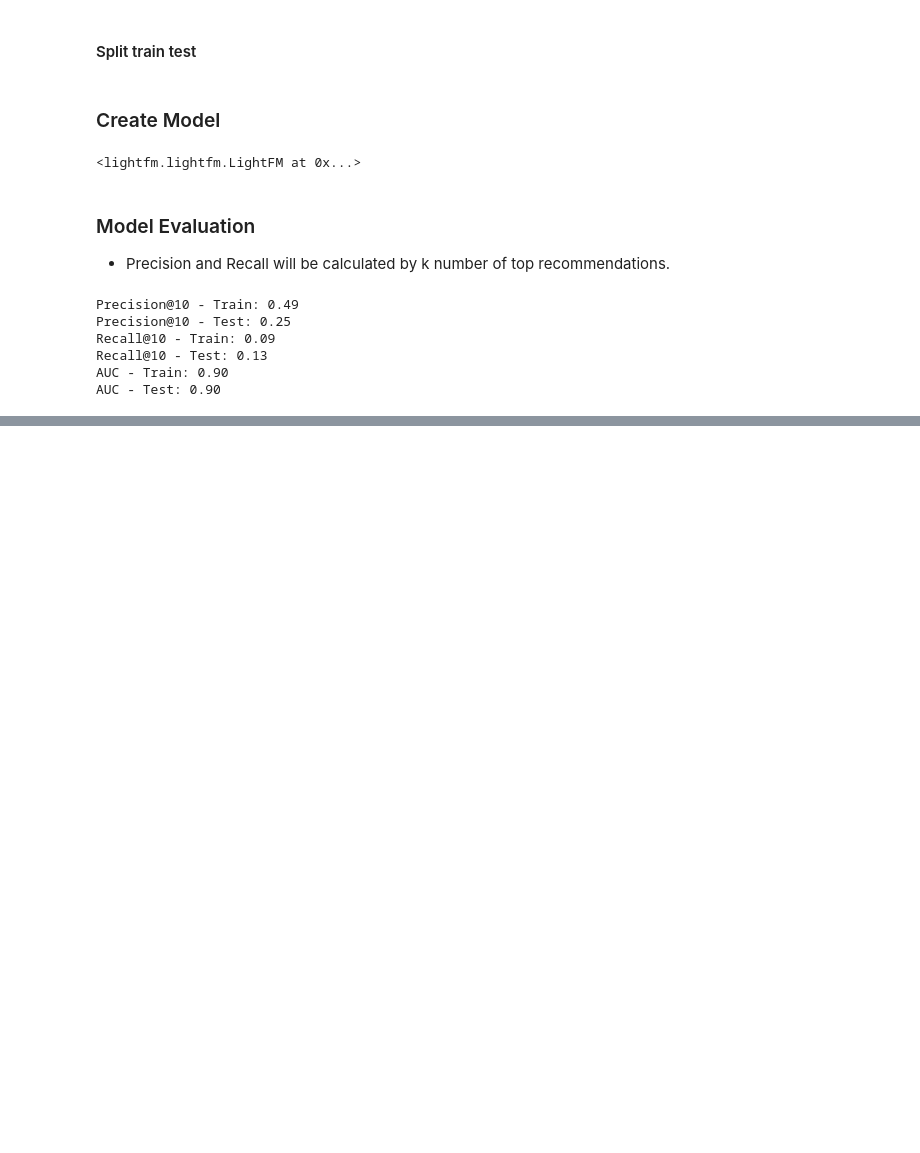
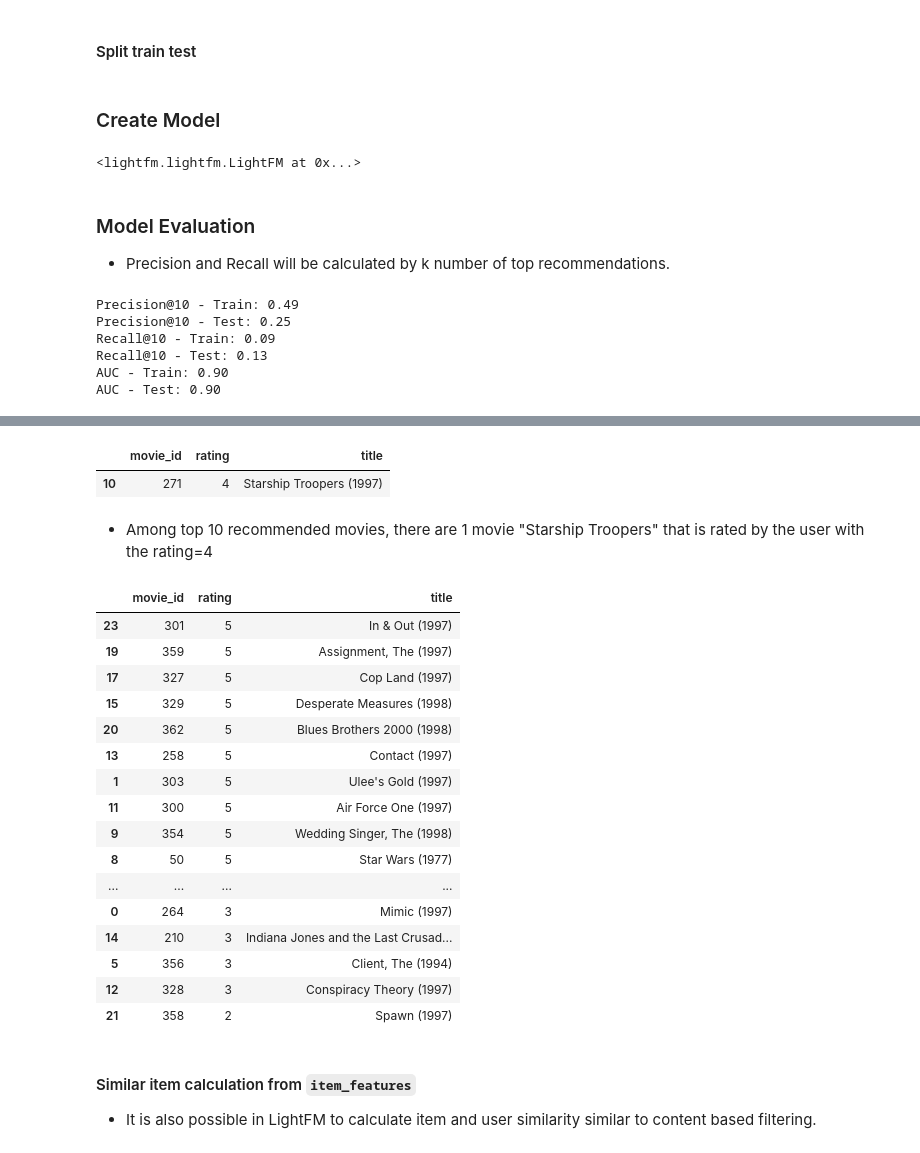
Before and after one commit to CodexploreRepo/recommender-system, a Jupyter notebook: notebooks/lightfm/movie_len.ipynb, the cells around one changed output, grey strips where cells are left out. Drawn from its saved outputs; the diff is of its cells as text; code cells hidden in the pictures; blank space fills up the shorter version.

```diff
--- a/notebooks/lightfm/movie_len.ipynb
+++ b/notebooks/lightfm/movie_len.ipynb
@@ -222,0 +268,34 @@ AUC - Test: 0.90
+# %%
+# compare with ground truth
+known_positives = item.iloc[interactions.tocsr()[3].indices]
+known_positives_rating = rating[(rating['user_id']==user['user_id'][3])][['movie_id','rating']].merge(item[['movie_id','title']], on = 'movie_id')
+known_positives_rating[known_positives_rating['movie_id'].isin(top_items['movie_id'][0:10])]
+# %% [output]
+|  | movie_id | rating | title |
+| 10 | 271 | 4 | Starship Troopers (1997) |
+# %% [markdown]
+- Among top 10 recommended movies, there are 1 movie "Starship Troopers" that is rated by the user with the rating=4
+# %%
+# Known ratings by sample user sorted descending from highest rating
+known_positives_rating.sort_values(by=['rating'], ascending = False)
+# %% [output]
+|  | movie_id | rating | title |
+| 23 | 301 | 5 | In & Out (1997) |
+| 19 | 359 | 5 | Assignment, The (1997) |
+| 17 | 327 | 5 | Cop Land (1997) |
+| 15 | 329 | 5 | Desperate Measures (1998) |
+| 20 | 362 | 5 | Blues Brothers 2000 (1998) |
+| 13 | 258 | 5 | Contact (1997) |
+| 1 | 303 | 5 | Ulee's Gold (1997) |
+| 11 | 300 | 5 | Air Force One (1997) |
+| 9 | 354 | 5 | Wedding Singer, The (1998) |
+| 8 | 50 | 5 | Star Wars (1977) |
+| ... | ... | ... | ... |
+| 0 | 264 | 3 | Mimic (1997) |
+| 14 | 210 | 3 | Indiana Jones and the Last Crusad... |
+| 5 | 356 | 3 | Client, The (1994) |
+| 12 | 328 | 3 | Conspiracy Theory (1997) |
+| 21 | 358 | 2 | Spawn (1997) |
+# %% [markdown]
+#### Similar item calculation from `item_features`
+- It is also possible in LightFM to calculate item and user similarity similar to content based filtering.
```
Also changed, not shown: parts of 26 cells of this notebook, 3 other files.
